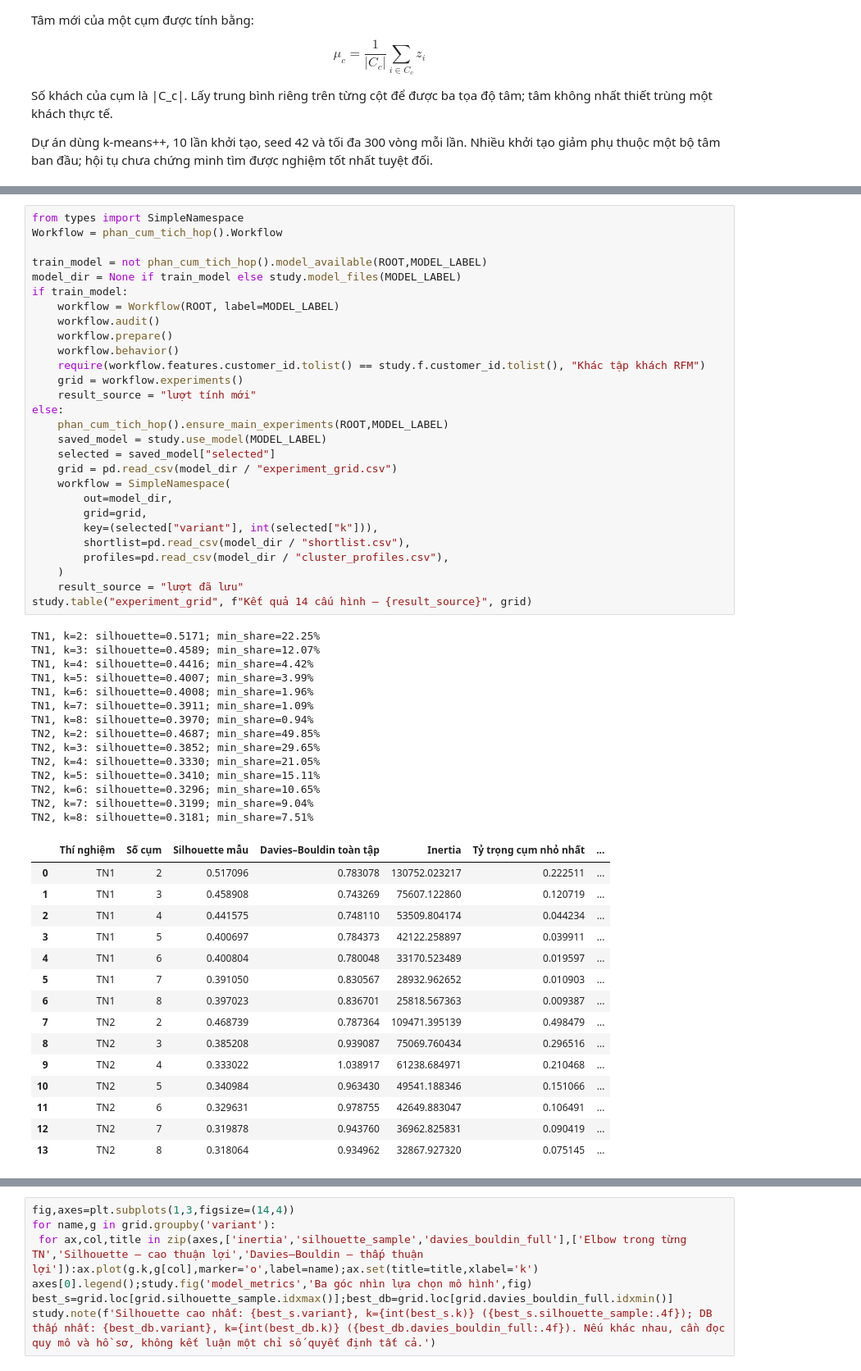
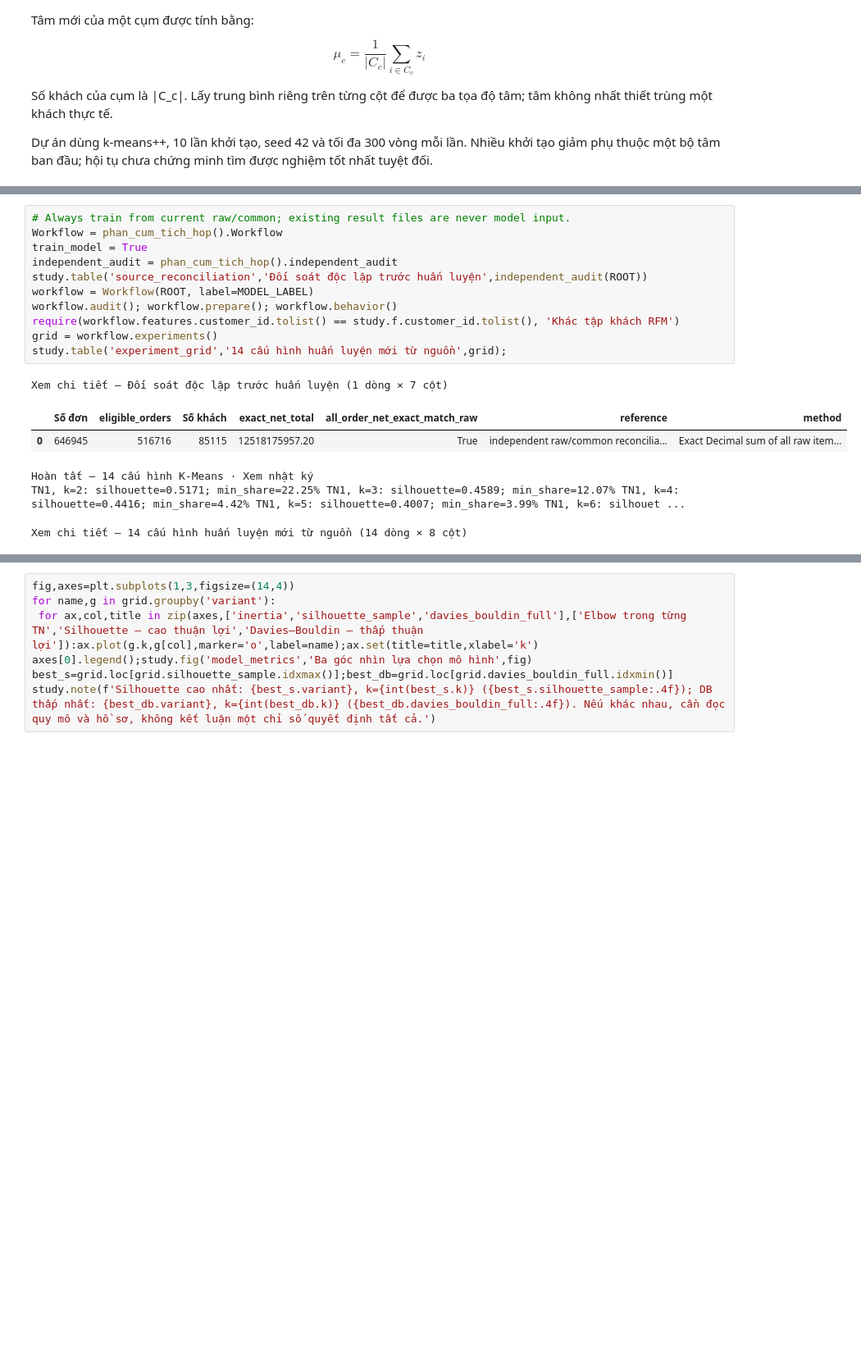
Before and after one commit to ngoctu1912/DA_Datathon2026, a Jupyter notebook: notebook/05_phan_khuc_khach_hang/PC03_thuc_nghiem_va_lua_chon_mo_hinh.ipynb, the cells around one changed output, grey strips where cells are left out. Shown at 82% size. Drawn from its saved outputs; the diff is of its cells as text; blank space fills up the shorter version.

Commit message:
Cập nhật bài toán 2

```diff
--- a/notebook/05_phan_khuc_khach_hang/PC03_thuc_nghiem_va_lua_chon_mo_hinh.ipynb
+++ b/notebook/05_phan_khuc_khach_hang/PC03_thuc_nghiem_va_lua_chon_mo_hinh.ipynb
@@ -151,58 +120,18 @@ Ví dụ2chiều: J từ 8 xuống 4. Bài toán thật dùng3trục RFM đã ch
 # %%
-from types import SimpleNamespace
+# Always train from current raw/common; existing result files are never model input.
 Workflow = phan_cum_tich_hop().Workflow
-
-train_model = not phan_cum_tich_hop().model_available(ROOT,MODEL_LABEL)
-model_dir = None if train_model else study.model_files(MODEL_LABEL)
-if train_model:
-    workflow = Workflow(ROOT, label=MODEL_LABEL)
-    workflow.audit()
-    workflow.prepare()
-    workflow.behavior()
-    require(workflow.features.customer_id.tolist() == study.f.customer_id.tolist(), "Khác tập khách RFM")
-    grid = workflow.experiments()
-    result_source = "lượt tính mới"
-else:
-    phan_cum_tich_hop().ensure_main_experiments(ROOT,MODEL_LABEL)
-    saved_model = study.use_model(MODEL_LABEL)
-    selected = saved_model["selected"]
-    grid = pd.read_csv(model_dir / "experiment_grid.csv")
-    workflow = SimpleNamespace(
-        out=model_dir,
-        grid=grid,
-        key=(selected["variant"], int(selected["k"])),
-        shortlist=pd.read_csv(model_dir / "shortlist.csv"),
-        profiles=pd.read_csv(model_dir / "cluster_profiles.csv"),
-    )
-    result_source = "lượt đã lưu"
-study.table("experiment_grid", f"Kết quả 14 cấu hình — {result_source}", grid)
+train_model = True
+independent_audit = phan_cum_tich_hop().independent_audit
+study.table('source_reconciliation','Đối soát độc lập trước huấn luyện',independent_audit(ROOT))
+workflow = Workflow(ROOT, label=MODEL_LABEL)
+workflow.audit(); workflow.prepare(); workflow.behavior()
+require(workflow.features.customer_id.tolist() == study.f.customer_id.tolist(), 'Khác tập khách RFM')
+grid = workflow.experiments()
+study.table('experiment_grid','14 cấu hình huấn luyện mới từ nguồn',grid);
 # %% [output]
-TN1, k=2: silhouette=0.5171; min_share=22.25%
-TN1, k=3: silhouette=0.4589; min_share=12.07%
-TN1, k=4: silhouette=0.4416; min_share=4.42%
-TN1, k=5: silhouette=0.4007; min_share=3.99%
-TN1, k=6: silhouette=0.4008; min_share=1.96%
-TN1, k=7: silhouette=0.3911; min_share=1.09%
-TN1, k=8: silhouette=0.3970; min_share=0.94%
-TN2, k=2: silhouette=0.4687; min_share=49.85%
-TN2, k=3: silhouette=0.3852; min_share=29.65%
-TN2, k=4: silhouette=0.3330; min_share=21.05%
-TN2, k=5: silhouette=0.3410; min_share=15.11%
-TN2, k=6: silhouette=0.3296; min_share=10.65%
-TN2, k=7: silhouette=0.3199; min_share=9.04%
-TN2, k=8: silhouette=0.3181; min_share=7.51%
+Xem chi tiết — Đối soát độc lập trước huấn luyện (1 dòng × 7 cột)
-|  | Thí nghiệm | Số cụm | Silhouette mẫu | Davies–Bouldin toàn tập | Inertia | Tỷ trọng cụm nhỏ nhất | ... |
-| 0 | TN1 | 2 | 0.517096 | 0.783078 | 130752.023217 | 0.222511 | ... |
-| 1 | TN1 | 3 | 0.458908 | 0.743269 | 75607.122860 | 0.120719 | ... |
-| 2 | TN1 | 4 | 0.441575 | 0.748110 | 53509.804174 | 0.044234 | ... |
-| 3 | TN1 | 5 | 0.400697 | 0.784373 | 42122.258897 | 0.039911 | ... |
-| 4 | TN1 | 6 | 0.400804 | 0.780048 | 33170.523489 | 0.019597 | ... |
-| 5 | TN1 | 7 | 0.391050 | 0.830567 | 28932.962652 | 0.010903 | ... |
-| 6 | TN1 | 8 | 0.397023 | 0.836701 | 25818.567363 | 0.009387 | ... |
-| 7 | TN2 | 2 | 0.468739 | 0.787364 | 109471.395139 | 0.498479 | ... |
-| 8 | TN2 | 3 | 0.385208 | 0.939087 | 75069.760434 | 0.296516 | ... |
-| 9 | TN2 | 4 | 0.333022 | 1.038917 | 61238.684971 | 0.210468 | ... |
-| 10 | TN2 | 5 | 0.340984 | 0.963430 | 49541.188346 | 0.151066 | ... |
-| 11 | TN2 | 6 | 0.329631 | 0.978755 | 42649.883047 | 0.106491 | ... |
-| 12 | TN2 | 7 | 0.319878 | 0.943760 | 36962.825831 | 0.090419 | ... |
-| 13 | TN2 | 8 | 0.318064 | 0.934962 | 32867.927320 | 0.075145 | ... |
+|  | Số đơn | eligible_orders | Số khách | exact_net_total | all_order_net_exact_match_raw | reference | method |
+| 0 | 646945 | 516716 | 85115 | 12518175957.20 | True | independent raw/common reconcilia... | Exact Decimal sum of all raw item... |
+Hoàn tất — 14 cấu hình K-Means · Xem nhật ký
+TN1, k=2: silhouette=0.5171; min_share=22.25% TN1, k=3: silhouette=0.4589; min_share=12.07% TN1, k=4: silhouette=0.4416; min_share=4.42% TN1, k=5: silhouette=0.4007; min_share=3.99% TN1, k=6: silhouet ...
+Xem chi tiết — 14 cấu hình huấn luyện mới từ nguồn (14 dòng × 8 cột)
```
Also changed, not shown: parts of 20 cells of this notebook, 20 other files.
